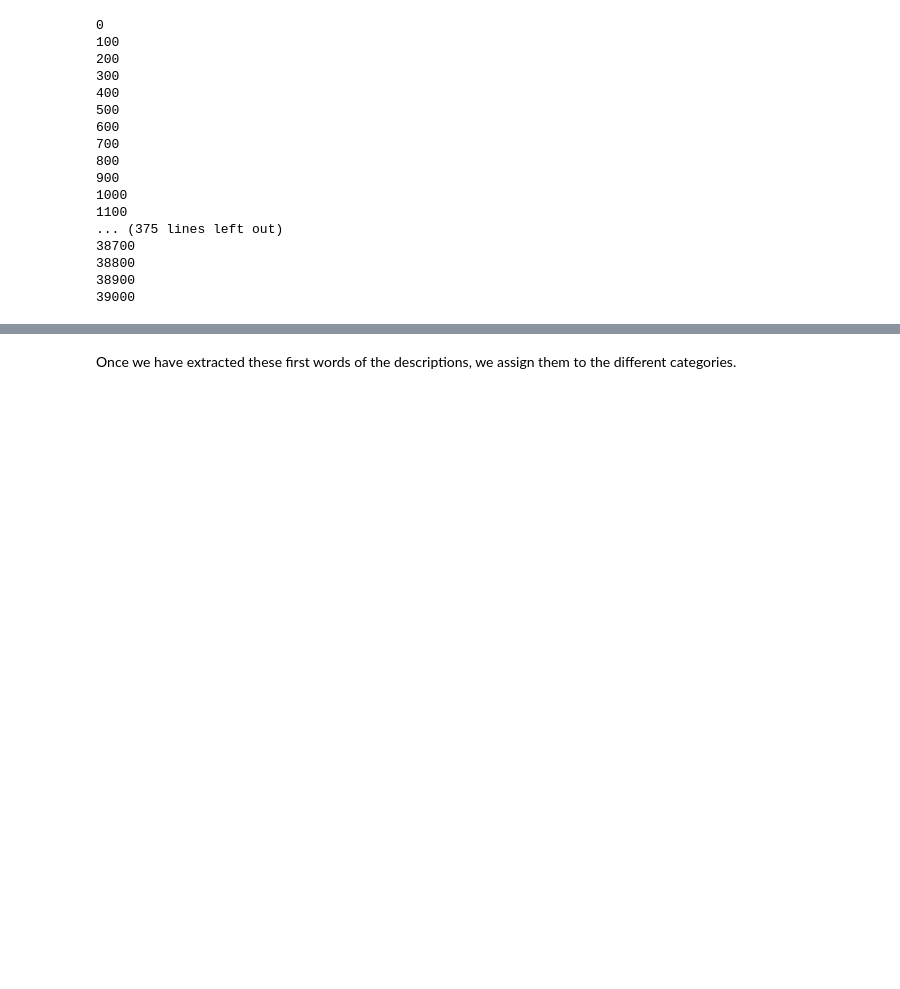
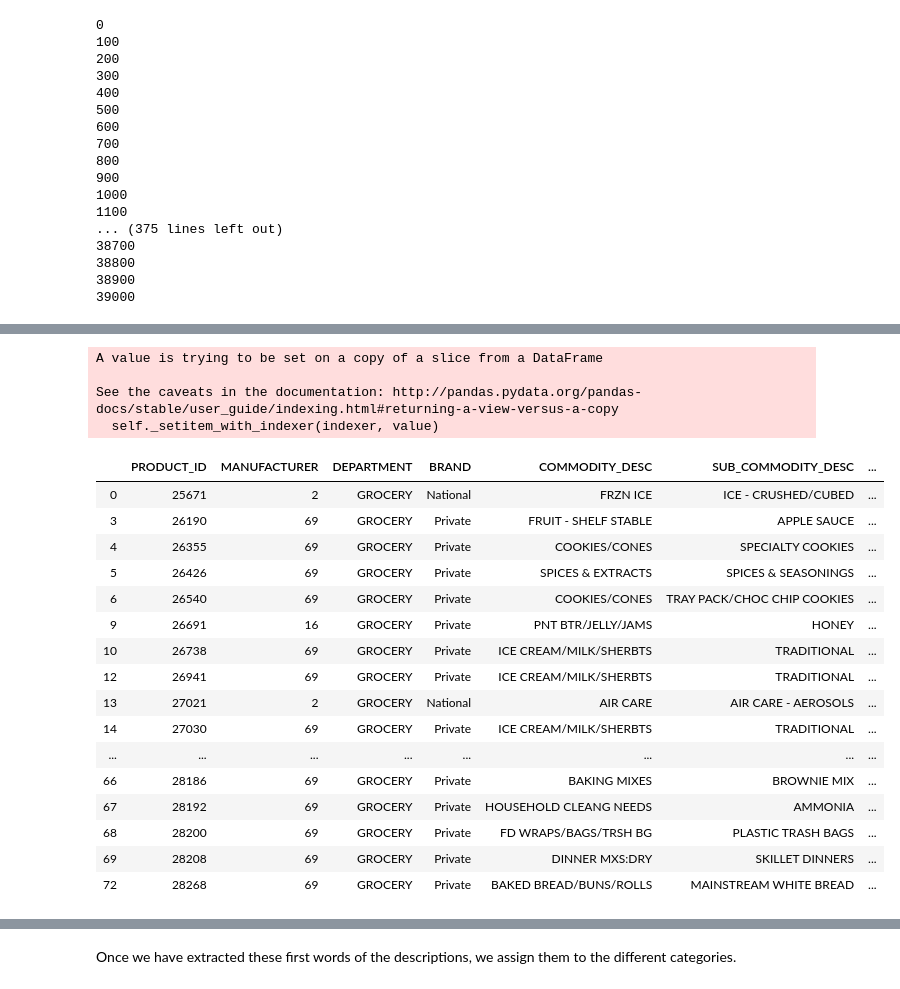
Before and after one commit to marvande/epfl-ada-2019-data-analysis, a Jupyter notebook: code/Products.ipynb, the cells around one changed output, grey strips where cells are left out. Saved outputs shown, nothing was run; the diff lists cells and outputs as text; code cells hidden in the pictures; blank space fills up the shorter version.

Commit message:
grocery categorized

```diff
--- a/code/Products.ipynb
+++ b/code/Products.ipynb
@@ -165,7 +168,7 @@ def LabelizeProduct(data, dataCol, threshold) :
 
     return Out
 # %%
-Labelled = LabelizeProduct(Grocery, Grocery.SUB_COMMODITY_DESC, 0)
+LabelledSUB = LabelizeProduct(Grocery, Grocery.SUB_COMMODITY_DESC, 0)
 # %% [output]
 0
 100
@@ -184,3 +187,5 @@ Labelled = LabelizeProduct(Grocery, Grocery.SUB_COMMODITY_DESC, 0)
 38800
 38900
 39000
+# %%
+Labelled = LabelizeProduct(Grocery, Grocery.COMMODITY_DESC, 0)
@@ -187,4 +210,4 @@ Labelled = LabelizeProduct(Grocery, Grocery.SUB_COMMODITY_DESC, 0)
 # %%
-Labelled[Labelled.Label == 'not found']
-
-Labelled.head(60)
+#Labelled[Labelled.Label == 'not found']
+Labelled['RatioSUB']= LabelledSUB.Ratio
+Labelled['LabelSUB']= LabelledSUB.Label
@@ -208,0 +228,34 @@ Labelled.head(60)
+# %%
+ Grocery['Label'] = 'none'
+for line in Labelled.index :
+
+    maxRatio = max(Labelled.Ratio.loc[line],Labelled.RatioSUB.loc[line])
+    if Labelled.Ratio.loc[line] == maxRatio :
+        Grocery['Label'].loc[line] = Labelled.Label.loc[line]
+    elif Labelled.RatioSUB.loc[line] == maxRatio :
+        Grocery['Label'].loc[line] = Labelled.LabelSUB.loc[line]
+# %% [output]
+A value is trying to be set on a copy of a slice from a DataFrame
+
+See the caveats in the documentation: http://pandas.pydata.org/pandas-docs/stable/user_guide/indexing.html#returning-a-view-versus-a-copy
+  self._setitem_with_indexer(indexer, value)
+# %%
+Grocery.head(60)
+# %% [output]
+|  | PRODUCT_ID | MANUFACTURER | DEPARTMENT | BRAND | COMMODITY_DESC | SUB_COMMODITY_DESC | ... |
+| 0 | 25671 | 2 | GROCERY | National | FRZN ICE | ICE - CRUSHED/CUBED | ... |
+| 3 | 26190 | 69 | GROCERY | Private | FRUIT - SHELF STABLE | APPLE SAUCE | ... |
+| 4 | 26355 | 69 | GROCERY | Private | COOKIES/CONES | SPECIALTY COOKIES | ... |
+| 5 | 26426 | 69 | GROCERY | Private | SPICES & EXTRACTS | SPICES & SEASONINGS | ... |
+| 6 | 26540 | 69 | GROCERY | Private | COOKIES/CONES | TRAY PACK/CHOC CHIP COOKIES | ... |
+| 9 | 26691 | 16 | GROCERY | Private | PNT BTR/JELLY/JAMS | HONEY | ... |
+| 10 | 26738 | 69 | GROCERY | Private | ICE CREAM/MILK/SHERBTS | TRADITIONAL | ... |
+| 12 | 26941 | 69 | GROCERY | Private | ICE CREAM/MILK/SHERBTS | TRADITIONAL | ... |
+| 13 | 27021 | 2 | GROCERY | National | AIR CARE | AIR CARE - AEROSOLS | ... |
+| 14 | 27030 | 69 | GROCERY | Private | ICE CREAM/MILK/SHERBTS | TRADITIONAL | ... |
+| ... | ... | ... | ... | ... | ... | ... | ... |
+| 66 | 28186 | 69 | GROCERY | Private | BAKING MIXES | BROWNIE MIX | ... |
+| 67 | 28192 | 69 | GROCERY | Private | HOUSEHOLD CLEANG NEEDS | AMMONIA | ... |
+| 68 | 28200 | 69 | GROCERY | Private | FD WRAPS/BAGS/TRSH BG | PLASTIC TRASH BAGS | ... |
+| 69 | 28208 | 69 | GROCERY | Private | DINNER MXS:DRY | SKILLET DINNERS | ... |
+| 72 | 28268 | 69 | GROCERY | Private | BAKED BREAD/BUNS/ROLLS | MAINSTREAM WHITE BREAD | ... |
```
Also changed, not shown: parts of 6 cells of this notebook.
